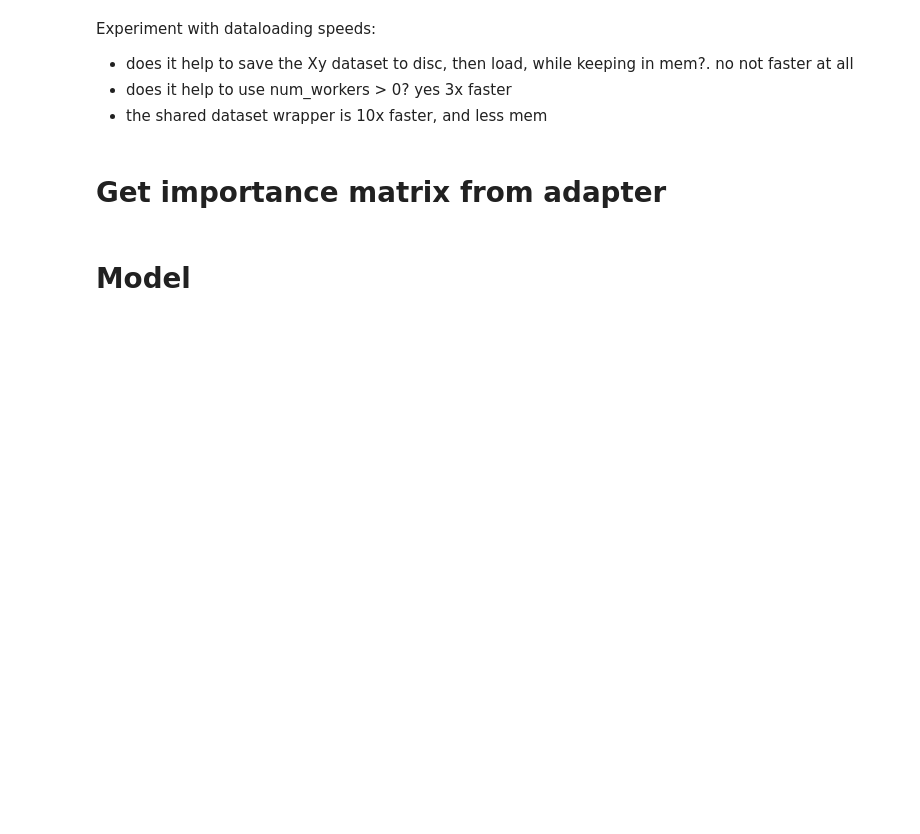
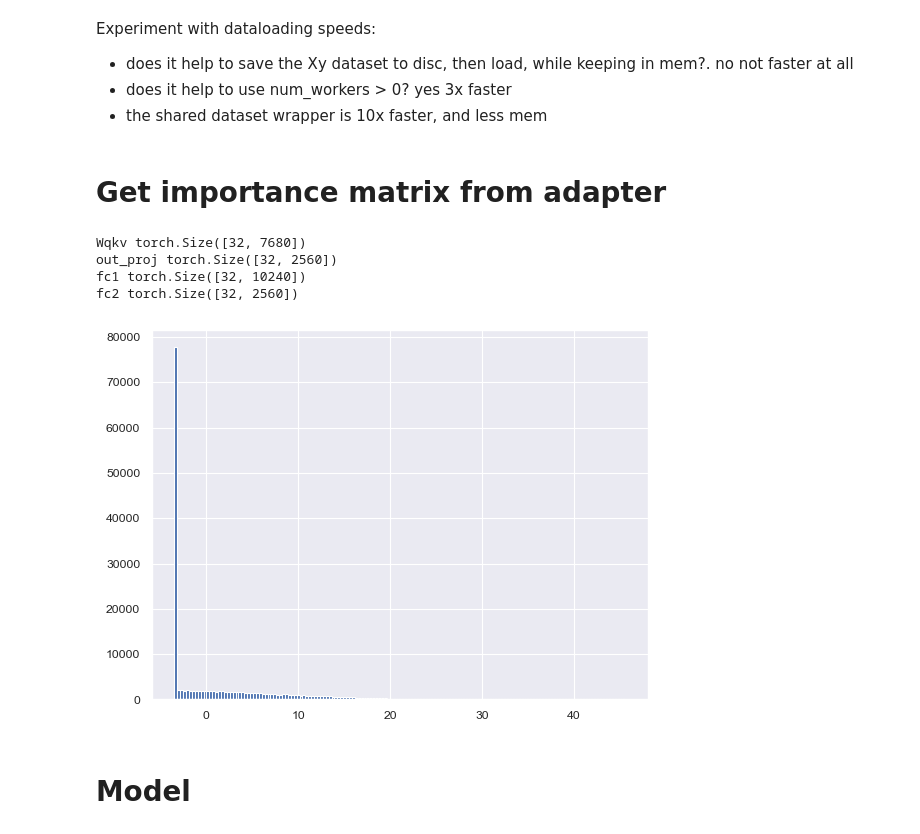
Before and after one commit to wassname/LoRA_are_lie_detectors, a Jupyter notebook: notebooks/11e_sae_aisafteyfoundation.ipynb, the cells around one changed output. Cells and saved outputs as stored; diff of their text form; code cells hidden in the pictures; blank space fills up the shorter version.

```diff
--- a/notebooks/11e_sae_aisafteyfoundation.ipynb
+++ b/notebooks/11e_sae_aisafteyfoundation.ipynb
@@ -202,13 +191,20 @@ Experiment with dataloading speeds:
 # %% [markdown]
 # Get importance matrix from adapter
 # %%
-# from src.probes.importance_matrix import get_importance_matrix
+from src.probes.importance_matrix import get_importance_matrix
 
 
-# f = f"{BASE_FOLDER}/checkpoint_last/adapter_model.safetensors"
-# importance_matrix = get_importance_matrix(f, layers=layers_names)[SKIP::STRIDE, ::DECIMATE]
-# plt.hist(importance_matrix.flatten(), bins=155);
+f = f"{BASE_FOLDER}/checkpoint_last/adapter_model.safetensors"
+importance_matrix = get_importance_matrix(f, layers=layers_names)[SKIP::STRIDE, ::DECIMATE]
+plt.hist(importance_matrix.flatten(), bins=155);
+
 importance_matrix = None
+# %% [output]
+Wqkv torch.Size([32, 7680])
+out_proj torch.Size([32, 2560])
+fc1 torch.Size([32, 10240])
+fc2 torch.Size([32, 2560])
+[figure, added]
 # %%
 # ((importance_matrix>0)*1.0).sum()
 # %%
```
Also changed, not shown: parts of 39 cells of this notebook, 7 other files.
